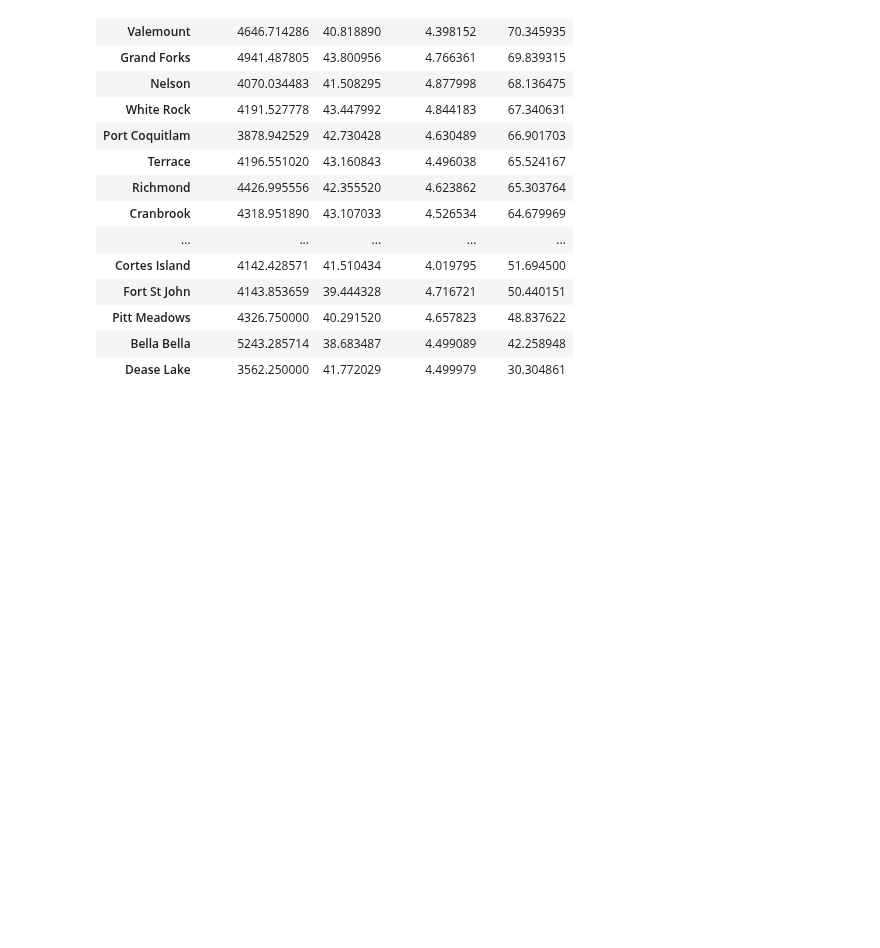
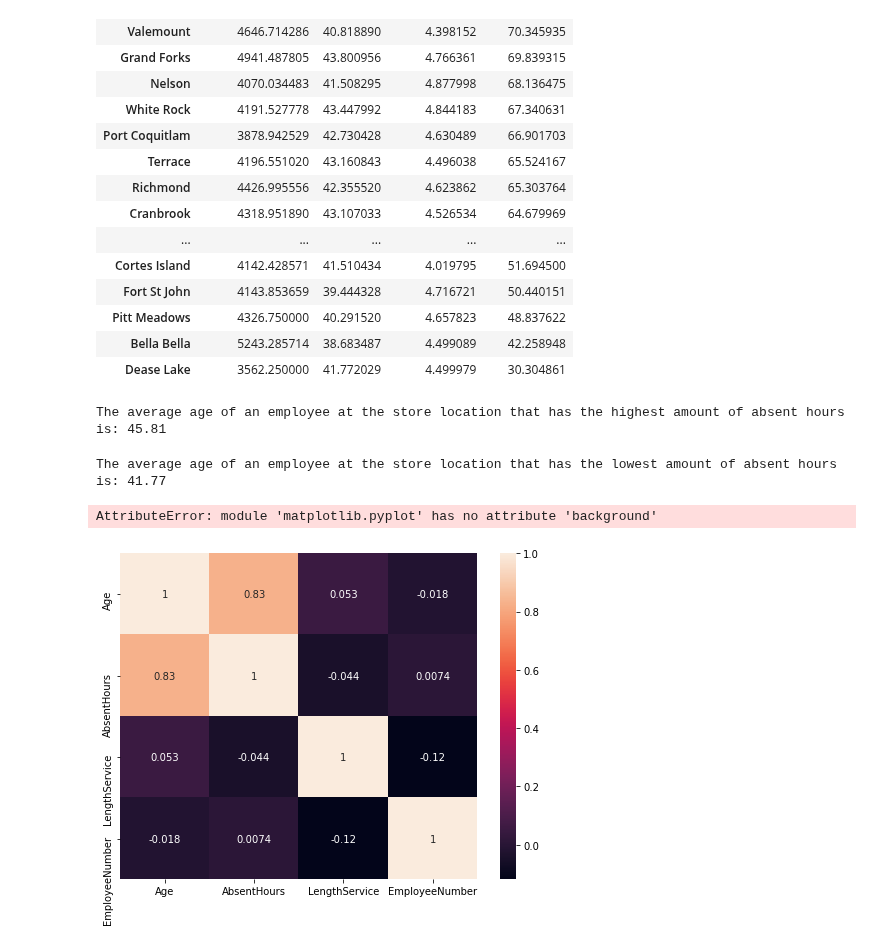
Before and after one commit to josephchancey/work-absenteeism, a Jupyter notebook: Notebooks/People_Analytics_Absenteeism.ipynb, the cells around one changed output. Cells and saved outputs as stored; diff of their text form; code cells hidden in the pictures; blank space fills up the shorter version.

Commit message:
Plot correlation heatmap

```diff
--- a/Notebooks/People_Analytics_Absenteeism.ipynb
+++ b/Notebooks/People_Analytics_Absenteeism.ipynb
@@ -118,3 +118,31 @@ average_store_absent
 | Pitt Meadows | 4326.750000 | 40.291520 | 4.657823 | 48.837622 |
 | Bella Bella | 5243.285714 | 38.683487 | 4.499089 | 42.258948 |
 | Dease Lake | 3562.250000 | 41.772029 | 4.499979 | 30.304861 |
+# %%
+dawson_df = df.loc[df['StoreLocation'] == "Dawson Creek"]
+dawson_mean = dawson_df["Age"].mean()
+print(f"The average age of an employee at the store location that has the highest amount of absent hours is: {round(dawson_mean, 2)}")
+# %% [output]
+The average age of an employee at the store location that has the highest amount of absent hours is: 45.81
+# %%
+dease_df = df.loc[df["StoreLocation"] == "Dease Lake"]
+dease_mean = dease_df["Age"].mean()
+print(f"The average age of an employee at the store location that has the lowest amount of absent hours is: {round(dease_mean, 2)}")
+# %% [output]
+The average age of an employee at the store location that has the lowest amount of absent hours is: 41.77
+# %%
+values_df = df[["Age", "LengthService", "AbsentHours"]]
+
+plt.figure(figsize=(8,6))
+values_df = df.corr()['Age'][:].sort_values(axis=0, ascending=False)
+
+values_df_cols = [x for x,corr in values_df.iteritems()]
+
+sns.heatmap(df[values_df_cols].corr(), annot=True)
+
+plt.background("white")
+
+plt.savefig('../Images/total_heatmap_correlation.png', bbox_inches='tight')
+# %% [output]
+AttributeError: module 'matplotlib.pyplot' has no attribute 'background'
+[figure, added]
```
Also changed, not shown: 1 other file.
